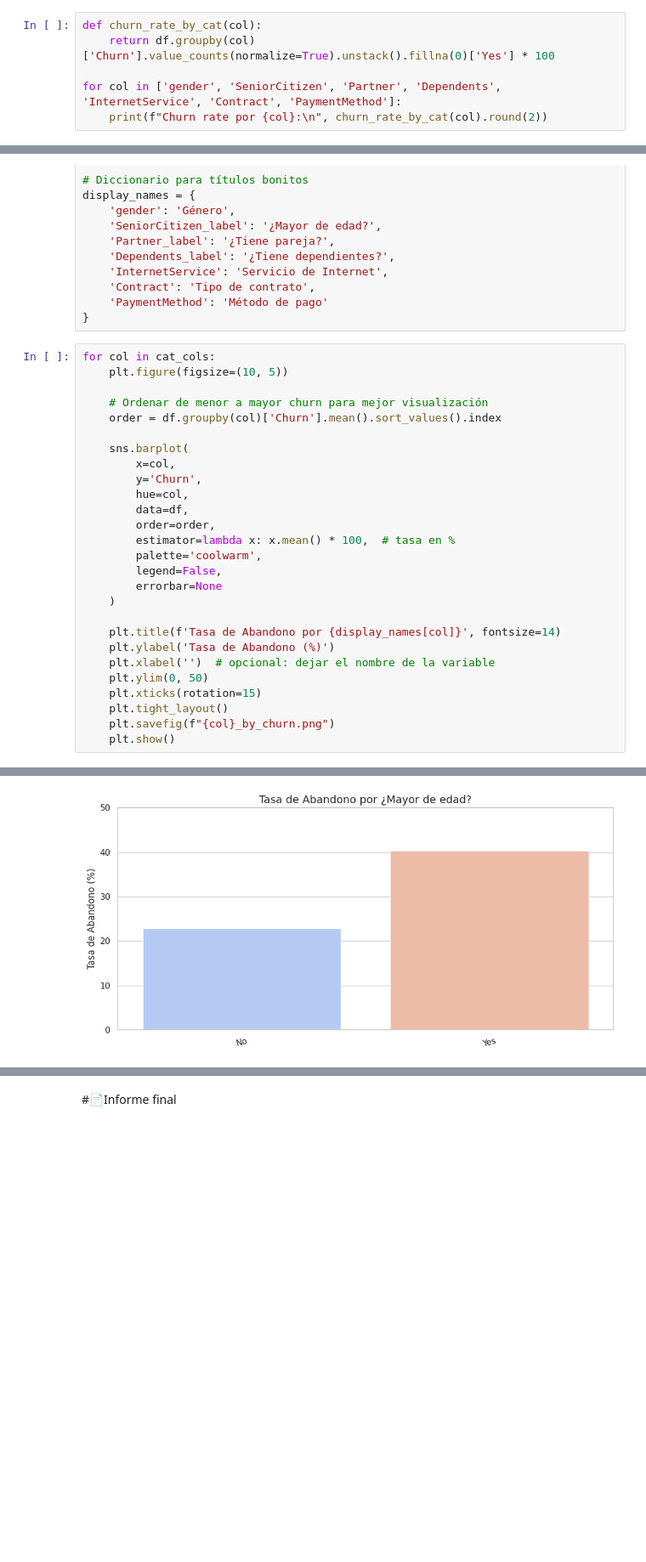
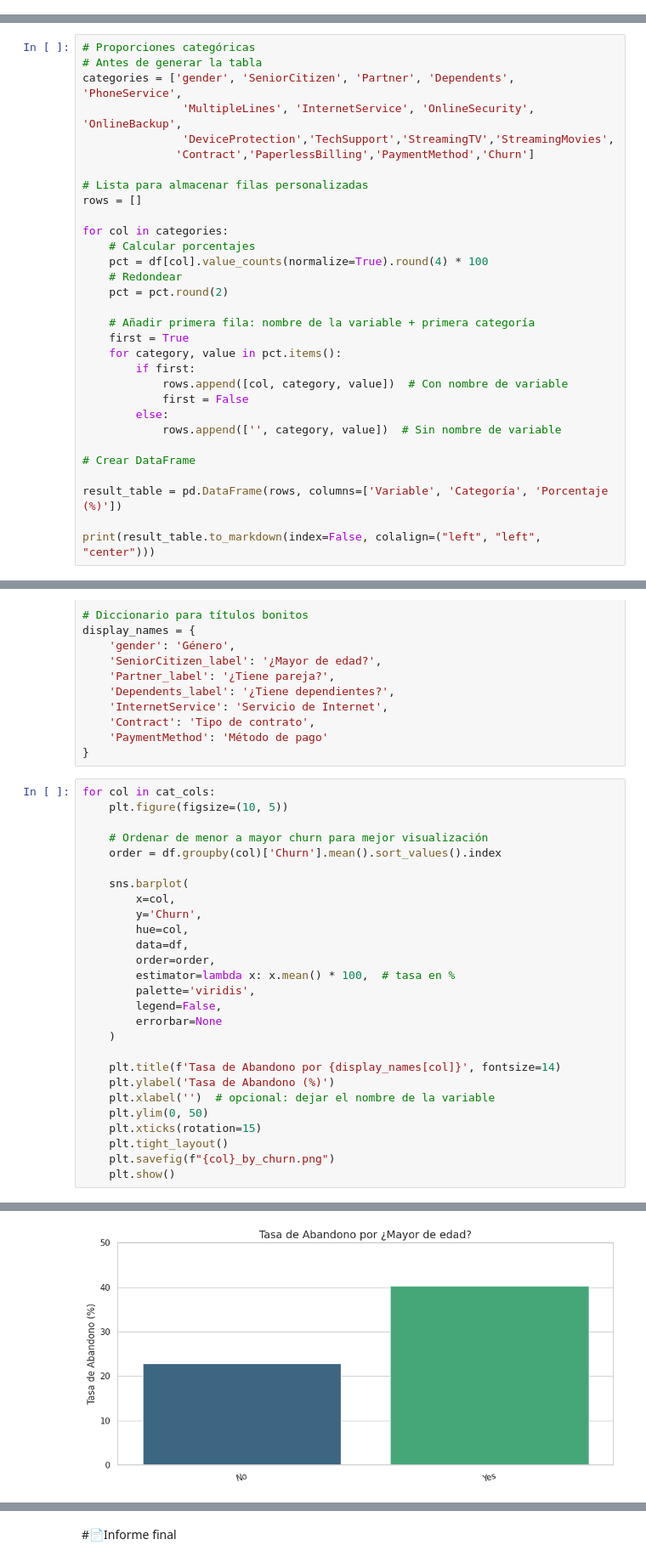
Before and after one commit to Marglodis/challenge2-data-science-LATAM, a Jupyter notebook: TelecomX_LATAM.ipynb, the cells around one changed output, grey strips where cells are left out. Shown at 85% size. Saved outputs shown, nothing was run; the diff lists cells and outputs as text; blank space fills up the shorter version.

```diff
--- a/TelecomX_LATAM.ipynb
+++ b/TelecomX_LATAM.ipynb
@@ -252,6 +215,0 @@ Name: proportion, dtype: float64
-# %%
-def churn_rate_by_cat(col):
-    return df.groupby(col)['Churn'].value_counts(normalize=True).unstack().fillna(0)['Yes'] * 100
-
-for col in ['gender', 'SeniorCitizen', 'Partner', 'Dependents', 'InternetService', 'Contract', 'PaymentMethod']:
-    print(f"Churn rate por {col}:\n", churn_rate_by_cat(col).round(2))
@@ -275,0 +216,31 @@ Name: Yes, dtype: float64
+# %%
+# Proporciones categóricas
+# Antes de generar la tabla
+categories = ['gender', 'SeniorCitizen', 'Partner', 'Dependents', 'PhoneService',
+               'MultipleLines', 'InternetService', 'OnlineSecurity', 'OnlineBackup',
+               'DeviceProtection','TechSupport','StreamingTV','StreamingMovies',
+              'Contract','PaperlessBilling','PaymentMethod','Churn']
+
+# Lista para almacenar filas personalizadas
+rows = []
+
+for col in categories:
+    # Calcular porcentajes
+    pct = df[col].value_counts(normalize=True).round(4) * 100
+    # Redondear
+    pct = pct.round(2)
+
+    # Añadir primera fila: nombre de la variable + primera categoría
+    first = True
+    for category, value in pct.items():
+        if first:
+            rows.append([col, category, value])  # Con nombre de variable
+            first = False
+        else:
+            rows.append(['', category, value])  # Sin nombre de variable
+
+# Crear DataFrame
+
+result_table = pd.DataFrame(rows, columns=['Variable', 'Categoría', 'Porcentaje (%)'])
+
+print(result_table.to_markdown(index=False, colalign=("left", "left", "center")))
@@ -353,7 +347,7 @@ for col in cat_cols:
         data=df,
         order=order,
         estimator=lambda x: x.mean() * 100,  # tasa en %
-        palette='coolwarm',
+        palette='viridis',
         legend=False,
         errorbar=None
     )
@@ -371 +365 @@ for col in cat_cols:
-[figure, old version]
+[figure, new version]
```
Also changed, not shown: parts of 9 cells of this notebook.
